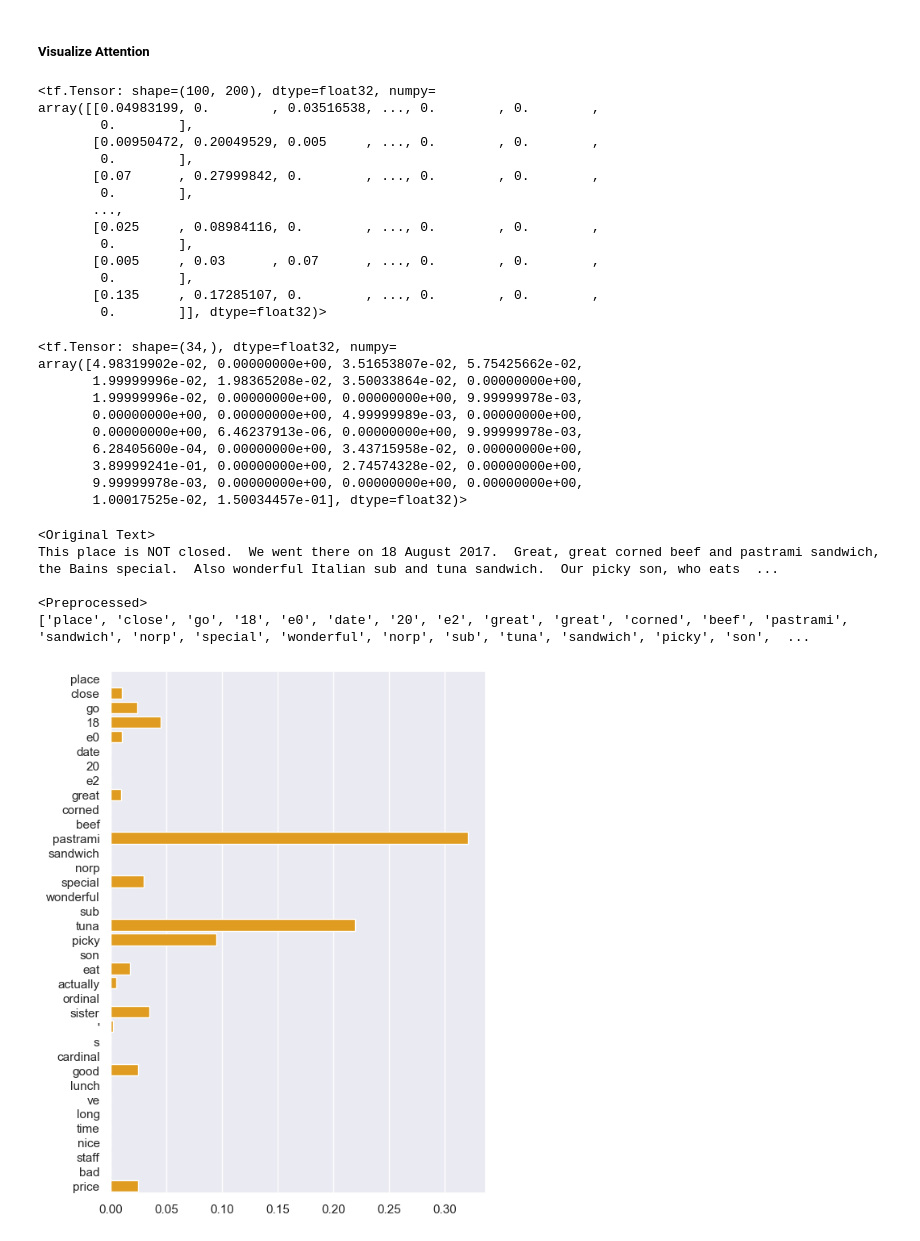
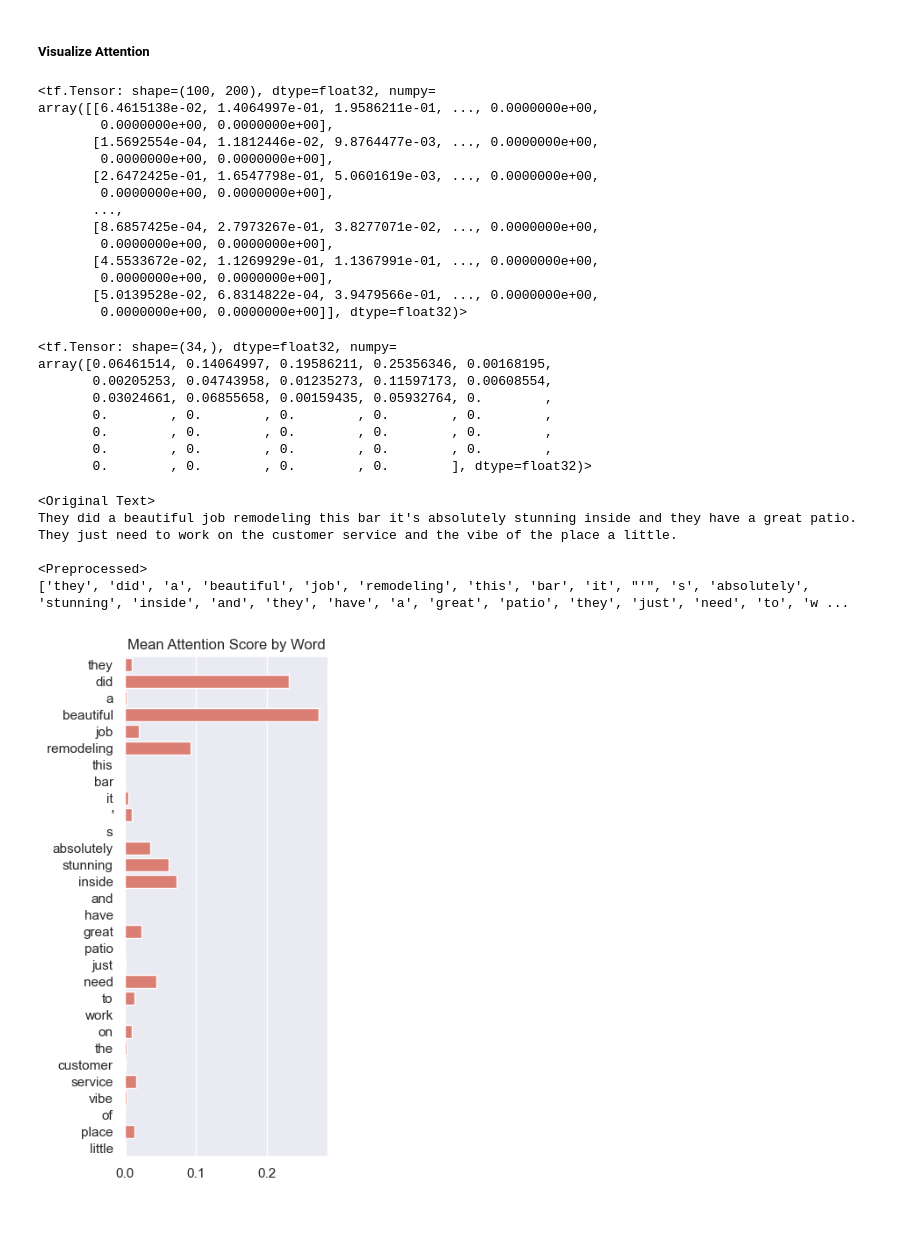
Before and after one commit to ericzander/cs374-yelp-attention, a Jupyter notebook: experiments/yelp_validation.ipynb, the cells around one changed output. Drawn from its saved outputs; the diff is of its cells as text; code cells hidden in the pictures.

```diff
--- a/experiments/yelp_validation.ipynb
+++ b/experiments/yelp_validation.ipynb
@@ -122,5 +118,15 @@ tf.Tensor(
 # %% [markdown]
 ##### Load Model
 # %%
-# Model
-model = keras.models.load_model("experiments/models/final_model")
+# From saved model (doesn't work with attn scores)
+#model = keras.models.load_model("experiments/models/final_model")
+
+# From checkpoint
+embed_dim = 32  # Attention output size
+num_heads = 2   # Number of attention heads
+ff_dims = [32]  # Hidden layer sizes in feed forward network inside transformer
+reg = 1.0e-2    # L2 Reg based on comparison
+dropout = 0.3   # Dropout based on comparison
+cp_path = "experiments/model_checkpoints/"
+model = ReviewClassifier(maxlen, vocab_size, embed_dim, num_heads, ff_dims, reg, dropout)
+model.load_weights(cp_path + f"final.ckpt")
@@ -197,64 +237,66 @@ Average of 0.3809 stars off
 ##### Visualize Attention
 # %%
 # Get attention scores
-_, attns = model(X_test[:100], return_att=True)
+_, attns = model(X_val[:100], return_att=True)
 
 # Get attention for each sample
 attns = tf.reduce_mean(attns, axis=2)[:, 0, :]
 attns
 # %% [output]
 <tf.Tensor: shape=(100, 200), dtype=float32, numpy=
-array([[0.04983199, 0.        , 0.03516538, ..., 0.        , 0.        ,
-        0.        ],
-       [0.00950472, 0.20049529, 0.005     , ..., 0.        , 0.        ,
-        0.        ],
-       [0.07      , 0.27999842, 0.        , ..., 0.        , 0.        ,
-        0.        ],
+array([[6.4615138e-02, 1.4064997e-01, 1.9586211e-01, ..., 0.0000000e+00,
+        0.0000000e+00, 0.0000000e+00],
+       [1.5692554e-04, 1.1812446e-02, 9.8764477e-03, ..., 0.0000000e+00,
+        0.0000000e+00, 0.0000000e+00],
+       [2.6472425e-01, 1.6547798e-01, 5.0601619e-03, ..., 0.0000000e+00,
+        0.0000000e+00, 0.0000000e+00],
        ...,
-       [0.025     , 0.08984116, 0.        , ..., 0.        , 0.        ,
-        0.        ],
-       [0.005     , 0.03      , 0.07      , ..., 0.        , 0.        ,
-        0.        ],
-       [0.135     , 0.17285107, 0.        , ..., 0.        , 0.        ,
-        0.        ]], dtype=float32)>
+       [8.6857425e-04, 2.7973267e-01, 3.8277071e-02, ..., 0.0000000e+00,
+        0.0000000e+00, 0.0000000e+00],
+       [4.5533672e-02, 1.1269929e-01, 1.1367991e-01, ..., 0.0000000e+00,
+        0.0000000e+00, 0.0000000e+00],
+       [5.0139528e-02, 6.8314822e-04, 3.9479566e-01, ..., 0.0000000e+00,
+        0.0000000e+00, 0.0000000e+00]], dtype=float32)>
 # %%
 attns[0][:34]
 # %% [output]
 <tf.Tensor: shape=(34,), dtype=float32, numpy=
-array([4.98319902e-02, 0.00000000e+00, 3.51653807e-02, 5.75425662e-02,
-       1.99999996e-02, 1.98365208e-02, 3.50033864e-02, 0.00000000e+00,
-       1.99999996e-02, 0.00000000e+00, 0.00000000e+00, 9.99999978e-03,
-       0.00000000e+00, 0.00000000e+00, 4.99999989e-03, 0.00000000e+00,
-       0.00000000e+00, 6.46237913e-06, 0.00000000e+00, 9.99999978e-03,
-       6.28405600e-04, 0.00000000e+00, 3.43715958e-02, 0.00000000e+00,
-       3.89999241e-01, 0.00000000e+00, 2.74574328e-02, 0.00000000e+00,
-       9.99999978e-03, 0.00000000e+00, 0.00000000e+00, 0.00000000e+00,
-       1.00017525e-02, 1.50034457e-01], dtype=float32)>
+array([0.06461514, 0.14064997, 0.19586211, 0.25356346, 0.00168195,
+       0.00205253, 0.04743958, 0.01235273, 0.11597173, 0.00608554,
+       0.03024661, 0.06855658, 0.00159435, 0.05932764, 0.        ,
+       0.        , 0.        , 0.        , 0.        , 0.        ,
+       0.        , 0.        , 0.        , 0.        , 0.        ,
+       0.        , 0.        , 0.        , 0.        , 0.        ,
+       0.        , 0.        , 0.        , 0.        ], dtype=float32)>
 # %%
-sample_idx = 6
+sample_idx = 8
 
 # Get word sequences without oov words
-in_seq = X_test_norm[sample_idx]
+in_seq = X_val_norm[sample_idx][:maxlen]
 in_seq = [tok for tok in prep.tokenizer.sequences_to_texts(prep.tokenizer.texts_to_sequences(in_seq)) if tok]
 seq_len = len(in_seq)
 
 # Get attention values
 attn_vals = attns[sample_idx][:seq_len].numpy()
 
 print("<Original Text>")
-print(test["text"].iloc[sample_idx])
+print(val["text"].iloc[sample_idx])
 
 print("\n<Preprocessed>")
 print(in_seq)
 
-plt.figure(figsize=(6, 0.2 * seq_len), dpi=100)
-sns.barplot(y=in_seq, x=attn_vals, ci=None, color="orange")
+plt.figure(figsize=(3, 0.2 * seq_len), dpi=100)
+sns.barplot(y=in_seq, x=attn_vals, ci=None, color="#EC7063")
+
+plt.title("Mean Attention Score by Word")
+
+#plt.gca().set_yticklabels(in_seq)
 
 plt.show()
 # %% [output]
 <Original Text>
-This place is NOT closed.  We went there on 18 August 2017.  Great, great corned beef and pastrami sandwich, the Bains special.  Also wonderful Italian sub and tuna sandwich.  Our picky son, who eats  ...
+They did a beautiful job remodeling this bar it's absolutely stunning inside and they have a great patio. They just need to work on the customer service and the vibe of the place a little.
 
 <Preprocessed>
-['place', 'close', 'go', '18', 'e0', 'date', '20', 'e2', 'great', 'great', 'corned', 'beef', 'pastrami', 'sandwich', 'norp', 'special', 'wonderful', 'norp', 'sub', 'tuna', 'sandwich', 'picky', 'son',  ...
+['they', 'did', 'a', 'beautiful', 'job', 'remodeling', 'this', 'bar', 'it', "'", 's', 'absolutely', 'stunning', 'inside', 'and', 'they', 'have', 'a', 'great', 'patio', 'they', 'just', 'need', 'to', 'w ...
-[figure, old version]
+[figure, new version]
```
Also changed, not shown: parts of 18 cells of this notebook, 5 other files.
